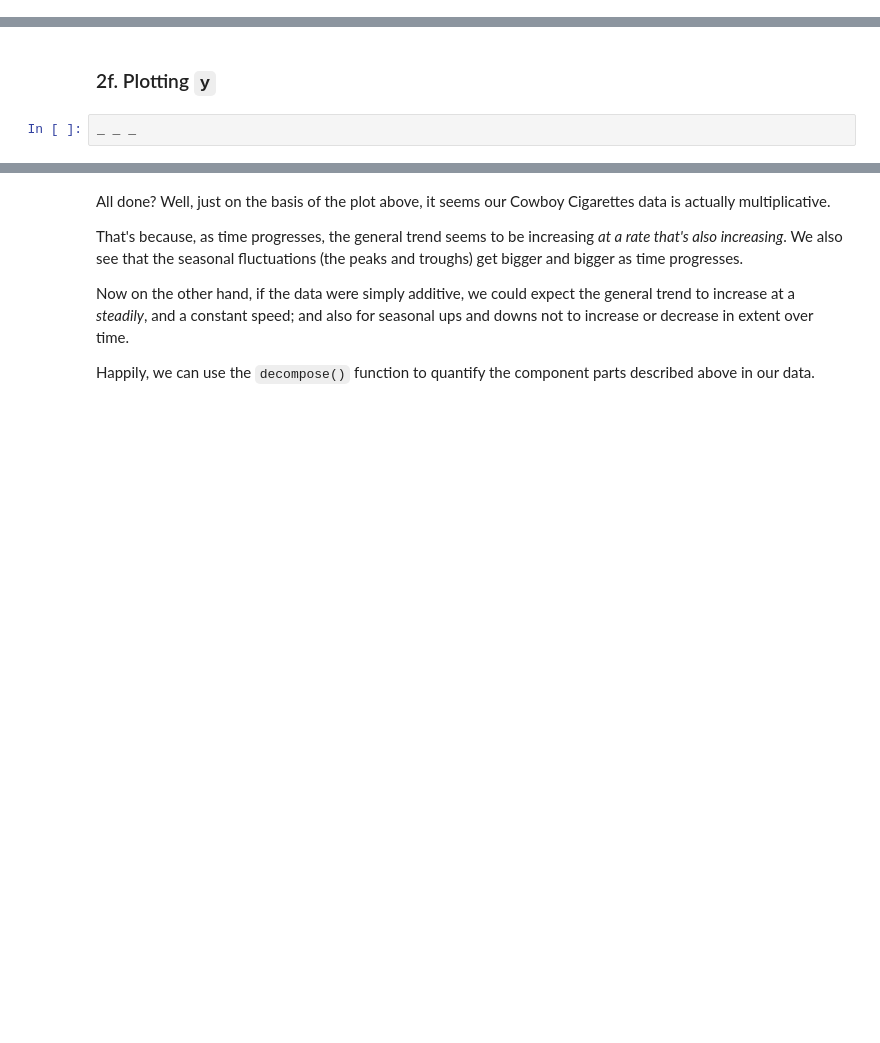
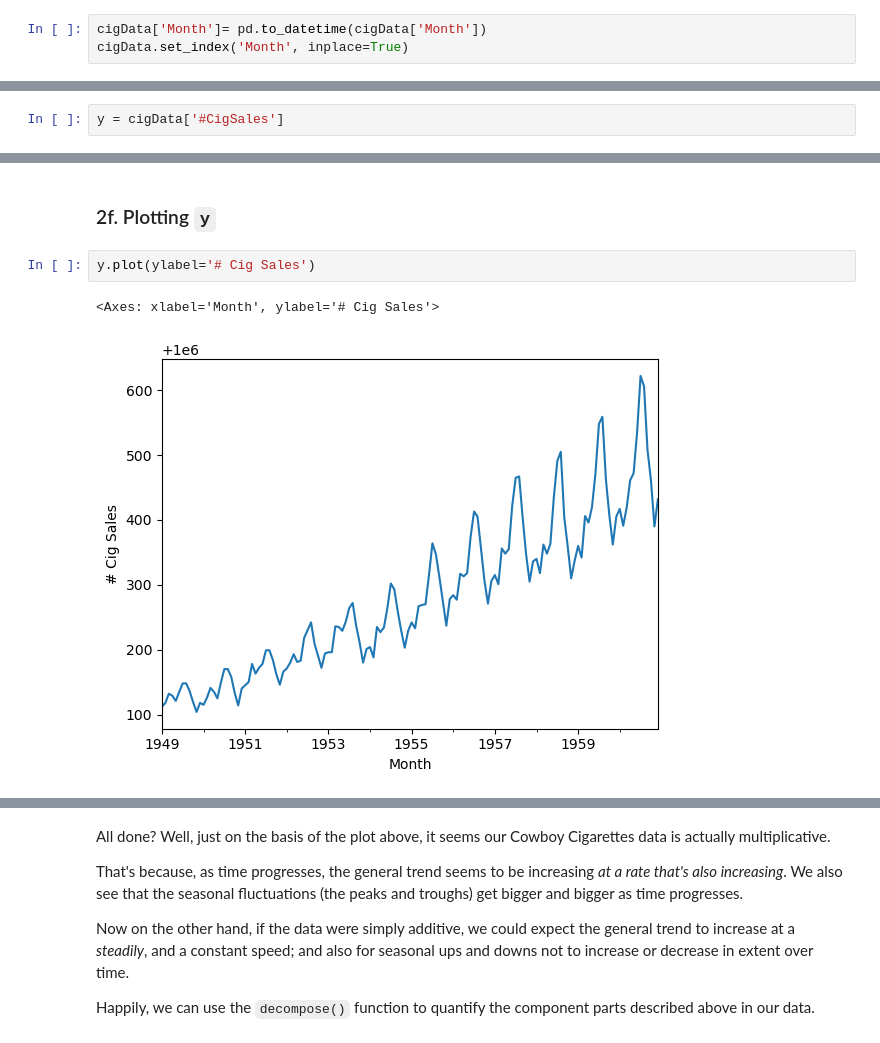
Before and after one commit to tennisvs/Springboard, a Jupyter notebook: Homework/Cowboys&CigrettesCaseStudy/Cowboy Cigarettes Case Study - Tier 3.ipynb, the cells around one changed output, grey strips where cells are left out. Drawn from its saved outputs; the diff is of its cells as text; blank space fills up the shorter version.

```diff
--- a/Homework/Cowboys&CigrettesCaseStudy/Cowboy Cigarettes Case Study - Tier 3.ipynb
+++ b/Homework/Cowboys&CigrettesCaseStudy/Cowboy Cigarettes Case Study - Tier 3.ipynb
@@ -140,3 +135,6 @@ _ _ _
+# %%
+cigData['Month']= pd.to_datetime(cigData['Month'])
+cigData.set_index('Month', inplace=True)
 # %% [markdown]
 Perfect!
 # %% [markdown]
@@ -150,2 +146,4 @@ _ _ _
+# %%
+y = cigData['#CigSales']
 # %% [markdown]
 Check the type of our new variable.
@@ -161,8 +171,11 @@ _ _ _
 Try visualizing the data. A simple `matplotlib` plot should do the trick.
 # %% [markdown]
 ### 2f. Plotting `y`
-# %%
-_ _ _
+# %%
+y.plot(ylabel='# Cig Sales')
+# %% [output]
+<Axes: xlabel='Month', ylabel='# Cig Sales'>
+[figure, added]
 # %% [markdown]
 ## 3. Modelling
 ### 3a. Decomposition
```
Also changed, not shown: parts of 19 cells of this notebook.
